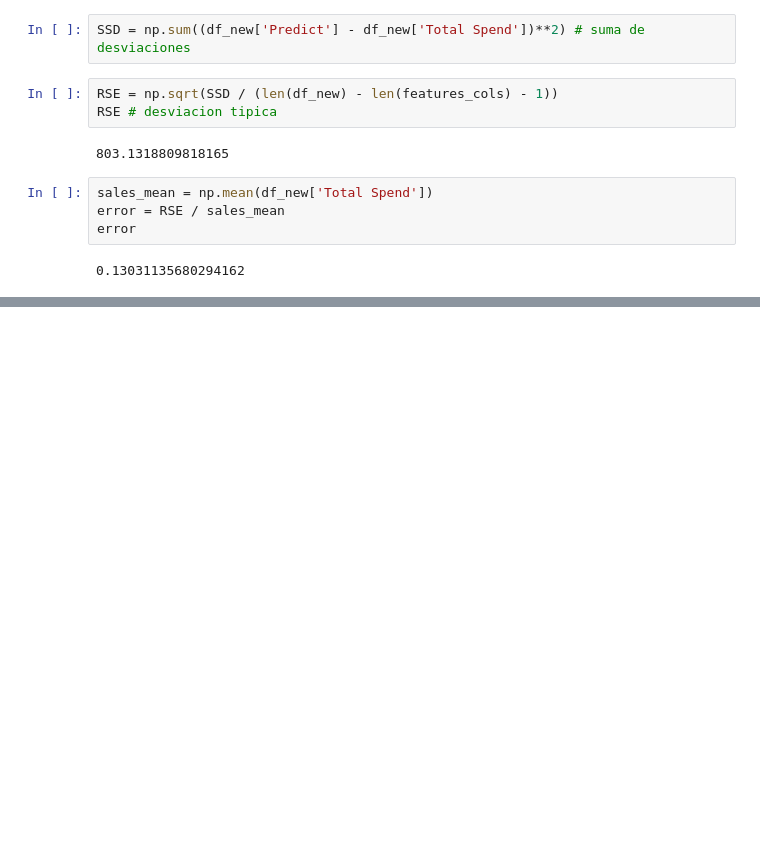
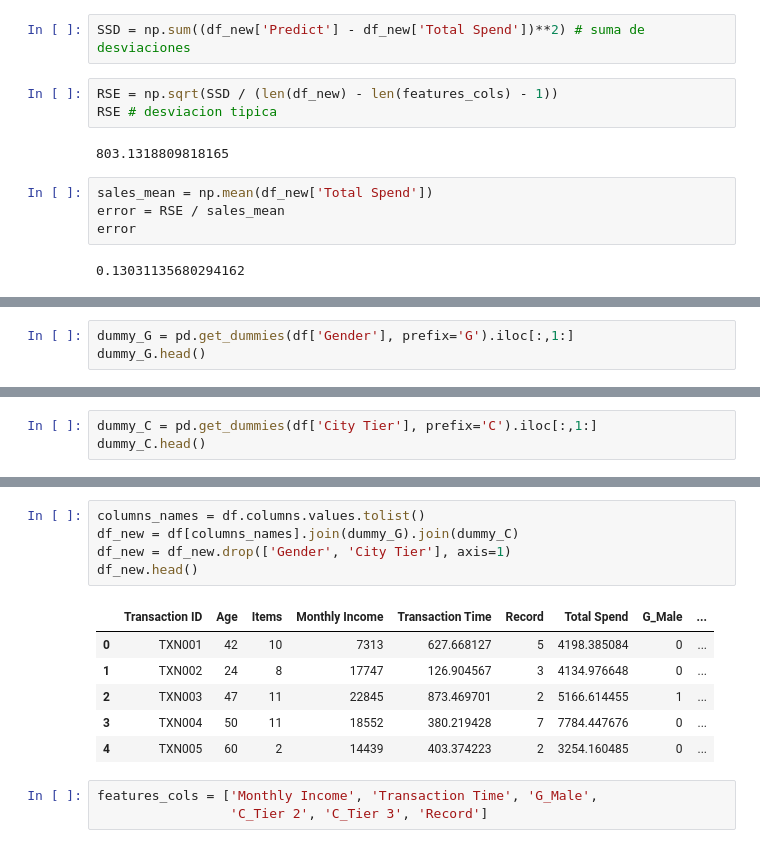
Before and after one commit to Byhako/cursoUdemyAI, a Jupyter notebook: notebooks/8-Regresion_linear_sklearn.ipynb, the cells around one changed output, grey strips where cells are left out. Cells and saved outputs as stored; diff of their text form; blank space fills up the shorter version.

```diff
--- a/notebooks/8-Regresion_linear_sklearn.ipynb
+++ b/notebooks/8-Regresion_linear_sklearn.ipynb
@@ -161,0 +164,3 @@ error
+# %%
+dummy_G = pd.get_dummies(df['Gender'], prefix='G').iloc[:,1:]
+dummy_G.head()
@@ -161,0 +174,3 @@ error
+# %%
+dummy_C = pd.get_dummies(df['City Tier'], prefix='C').iloc[:,1:]
+dummy_C.head()
@@ -161,0 +184,15 @@ error
+# %%
+columns_names = df.columns.values.tolist()
+df_new = df[columns_names].join(dummy_G).join(dummy_C)
+df_new = df_new.drop(['Gender', 'City Tier'], axis=1)
+df_new.head()
+# %% [output]
+|  | Transaction ID | Age | Items | Monthly Income | Transaction Time | Record | Total Spend | G_Male | ... |
+| 0 | TXN001 | 42 | 10 | 7313 | 627.668127 | 5 | 4198.385084 | 0 | ... |
+| 1 | TXN002 | 24 | 8 | 17747 | 126.904567 | 3 | 4134.976648 | 0 | ... |
+| 2 | TXN003 | 47 | 11 | 22845 | 873.469701 | 2 | 5166.614455 | 1 | ... |
+| 3 | TXN004 | 50 | 11 | 18552 | 380.219428 | 7 | 7784.447676 | 0 | ... |
+| 4 | TXN005 | 60 | 2 | 14439 | 403.374223 | 2 | 3254.160485 | 0 | ... |
+# %%
+features_cols = ['Monthly Income', 'Transaction Time', 'G_Male',
+                 'C_Tier 2', 'C_Tier 3', 'Record']
```
Also changed, not shown: parts of 5 cells of this notebook.
